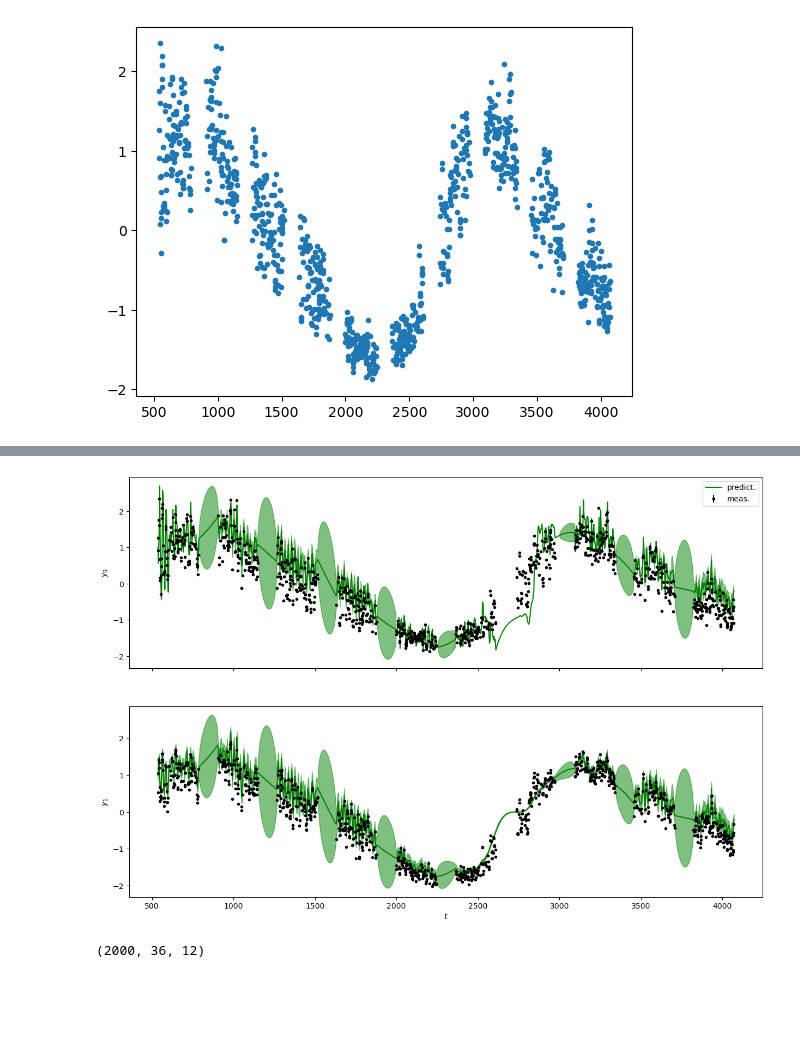
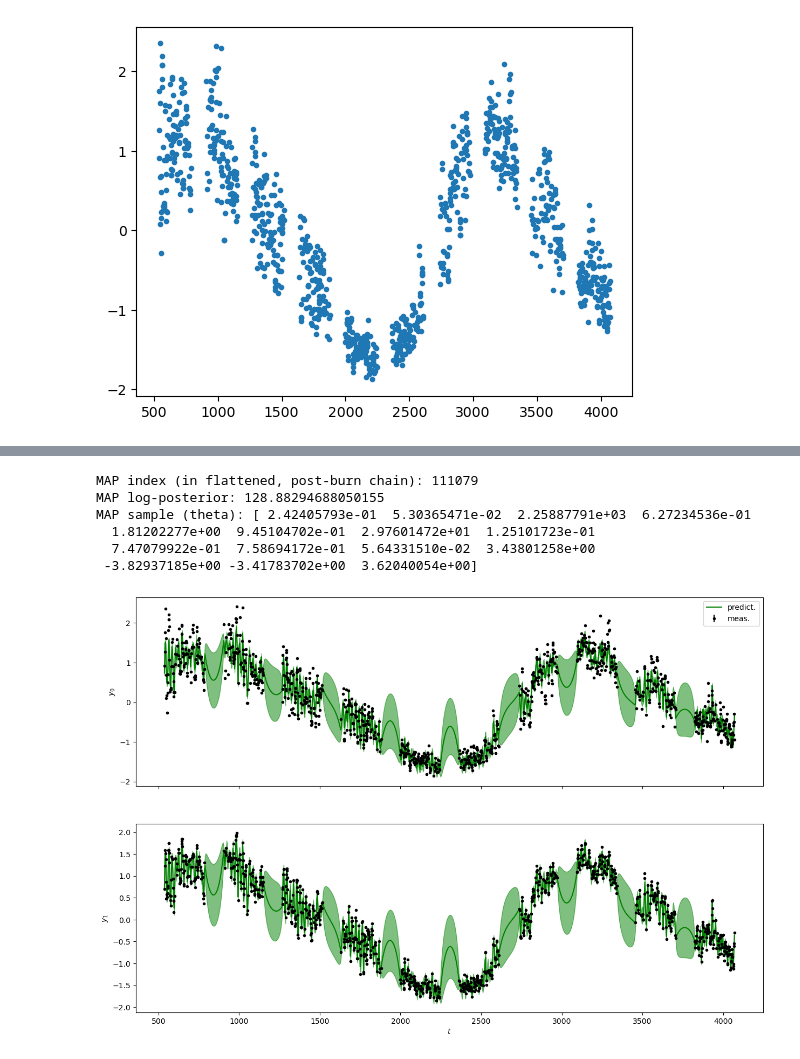
Before and after one commit to vtardugno/nonstat_gp, a Jupyter notebook: nskernel/nonstat_kernel.ipynb, the cells around one changed output, grey strips where cells are left out. Drawn from its saved outputs; the diff is of its cells as text; code cells hidden in the pictures; blank space fills up the shorter version.

```diff
--- a/nskernel/nonstat_kernel.ipynb
+++ b/nskernel/nonstat_kernel.ipynb
@@ -392,8 +420,8 @@ plt.show()
 # %%
 def log_prior(theta):
-    rv_jit, rhk_jit, a1, a2,pcyc, rot_P0, rot_Q, rot_alpha_0, rot_alpha_1, rot_beta_0, gamma_0, gamma_1 = theta
-    if 0.0 < rv_jit < rvjit_max and 0.0 < rhk_jit < rhkjit_max and -10 < a1 < 10 and -10 < a2 < 10 and pcyc_min < pcyc < pcyc_max and prot_min < rot_P0 < prot_max and Q_min < rot_Q < Q_max and 0.0 < rot_alpha_0 < alpha_0_max and -alpha_1_max < rot_alpha_1 < alpha_1_max and -beta_0_max < rot_beta_0 < beta_0_max and -gamma_0_max < gamma_0 < gamma_0_max and -gamma_1_max < gamma_1 < gamma_1_max:
-    # if 0 < rv_jit < rvjit_max and 0 < rhk_jit < rhkjit_max and p1_min < cyc_P0 < p1_max and 0.0 < cyc_alpha_0 < alpha_0_max and -1*stds[1] < cyc_alpha_1 < alpha_1_max:
+    # unpack theta (added delta_0, delta_1 as final two entries)
+    rv_jit, rhk_jit, pcyc, phi, k_raw, c, rot_P0, rot_Q, rot_alpha_0, rot_alpha_1, rot_beta_0, gamma_0, gamma_1, delta_0, delta_1 = theta
+    if 0.0 < rv_jit < rvjit_max and 0.0 < rhk_jit < rhkjit_max and pcyc_min < pcyc < pcyc_max and -np.pi < phi < np.pi and -10< k_raw < 10 and 0.01 < c < 0.99 and prot_min < rot_P0 < prot_max and Q_min < rot_Q < Q_max and 0.0 < rot_alpha_0 < alpha_0_max and -alpha_1_max < rot_alpha_1 < alpha_1_max and -beta_0_max < rot_beta_0 < beta_0_max and -gamma_0_max < gamma_0 < gamma_0_max and -gamma_1_max < gamma_1 < gamma_1_max and -gamma_0_max < delta_0 < gamma_0_max and -gamma_1_max < delta_1 < gamma_1_max:
         return 0.0
     return -np.inf
 
@@ -423,9 +452,9 @@ sampler.run_mcmc(pos, 2000, progress=True);
 -inf
 # %%
 # ig, axes = plt.subplots(13, figsize=(10, 12), sharex=True)
-ig, axes = plt.subplots(len(params) + 2, figsize=(10, 12), sharex=True)
+ig, axes = plt.subplots(len(params) + 4, figsize=(10, 12), sharex=True)
 samples = sampler.get_chain()
-labels = params + ['gamma_0', 'gamma_1']
+labels = params + ['gamma_0', 'gamma_1', 'delta_0', 'delta_1']
 for i in range(ndim):
     ax = axes[i]
     ax.plot(samples[:, :, i], "k", alpha=0.3)
@@ -469,6 +498,31 @@ fig = corner.corner(
+# %%
+burn = 2000
+thin = 1
+
+flat_samples = sampler.get_chain(discard=burn, thin=thin, flat=True)   # shape (n_samples, ndim)
+flat_logp    = sampler.get_log_prob(discard=burn, thin=thin, flat=True) # shape (n_samples,)
+
+finite_mask = np.isfinite(flat_logp)
+flat_samples = flat_samples[finite_mask]
+flat_logp    = flat_logp[finite_mask]
+
+map_idx = np.argmax(flat_logp)
+map_sample = flat_samples[map_idx]
+map_logp = flat_logp[map_idx]
+
+print("MAP index (in flattened, post-burn chain):", map_idx)
+print("MAP log-posterior:", map_logp)
+print("MAP sample (theta):", map_sample)
+# %% [output]
+MAP index (in flattened, post-burn chain): 111079
+MAP log-posterior: 128.88294688050155
+MAP sample (theta): [ 2.42405793e-01  5.30365471e-02  2.25887791e+03  6.27234536e-01
+  1.81202277e+00  9.45104702e-01  2.97601472e+01  1.25101723e-01
+  7.47079922e-01  7.58694172e-01  5.64331510e-02  3.43801258e+00
+ -3.82937185e+00 -3.41783702e+00  3.62040054e+00]
 # %%
-C.set_param(samples[-1,0,:-2],params)
-C.set_param([0.0], ['gp.beta_1'])
+C.set_param(map_sample[:len(params)], params)
+C.set_param([0.0], ['gp.rot_beta_1'])
 C.set_param([np.var(y_full)], ['gp.rot_sig'])
 
 
@@ -476,39 +530,40 @@ tsmooth = np.linspace(np.min(t_full), np.max(t_full), 1000)
 _, axs = plt.subplots(2, 1, sharex=True, figsize=(15, 10))
 
 
 for k in range(2):
   # Predict time series k
   C.kernel['gp'].set_conditional_coef(series_id=k)
   # C.kernel['rot'].set_conditional_coef(series_id=k)
-  fc = alpha(t_full, samples[-1,0,2],samples[-1,0,3],samples[-1,0,4])
+  # use MAP sample for modulation and offsets
+  fc = alpha(t_full, map_sample[2], map_sample[3], map_sample[4],map_sample[5])
 
   y_model = y_full.copy()
-  y_model[series_index[0]] -= samples[-1,0,-2]*fc[series_index[0]]
-  y_model[series_index[1]] -= samples[-1,0,-1]*fc[series_index[1]]
+  # map_sample tail: [..., gamma_0, gamma_1, delta_0, delta_1]
+  y_model[series_index[0]] -= map_sample[-4]*fc[series_index[0]] + map_sample[-2]
+  y_model[series_index[1]] -= map_sample[-3]*fc[series_index[1]] + map_sample[-1]
   mu, var = C.conditional(y_model, tsmooth, calc_cov='diag')
   mu_res, _ = C.conditional(y_model, T[k], calc_cov='diag')
   if k == 0:
     res_rv = Y[k] - mu_res
   else:
     res_rhk = Y[k] - mu_res
   # Plot
 
   ax = axs[k]
-  ax.errorbar(T[k], Y[k], Yerr[k], fmt='.', color='k', label='meas.')
+  if k ==0 :
+    ax.errorbar(T[k], Y[k]-(map_sample[-4]*fc[series_index[0]]+map_sample[-2]), Yerr[k], fmt='.', color='k', label='meas.')
+  if k == 1:
+    ax.errorbar(T[k], Y[k]-(map_sample[-3]*fc[series_index[1]]+map_sample[-1]), Yerr[k], fmt='.', color='k', label='meas.')
   ax.fill_between(tsmooth,
     mu - np.sqrt(var),
     mu + np.sqrt(var),
     color='g',
     alpha=0.5)
   ax.plot(tsmooth, mu, 'g', label='predict.')
   ax.set_ylabel(f'$y_{k}$')
 ax.set_xlabel('$t$')
 axs[0].legend()
 
 plt.show()
 # %% [output]
-[figure, old version]
+[figure, new version]
-# %%
-samples.shape
-# %% [output]
-(2000, 36, 12)
```
Also changed, not shown: parts of 12 cells of this notebook, 1 other file.
